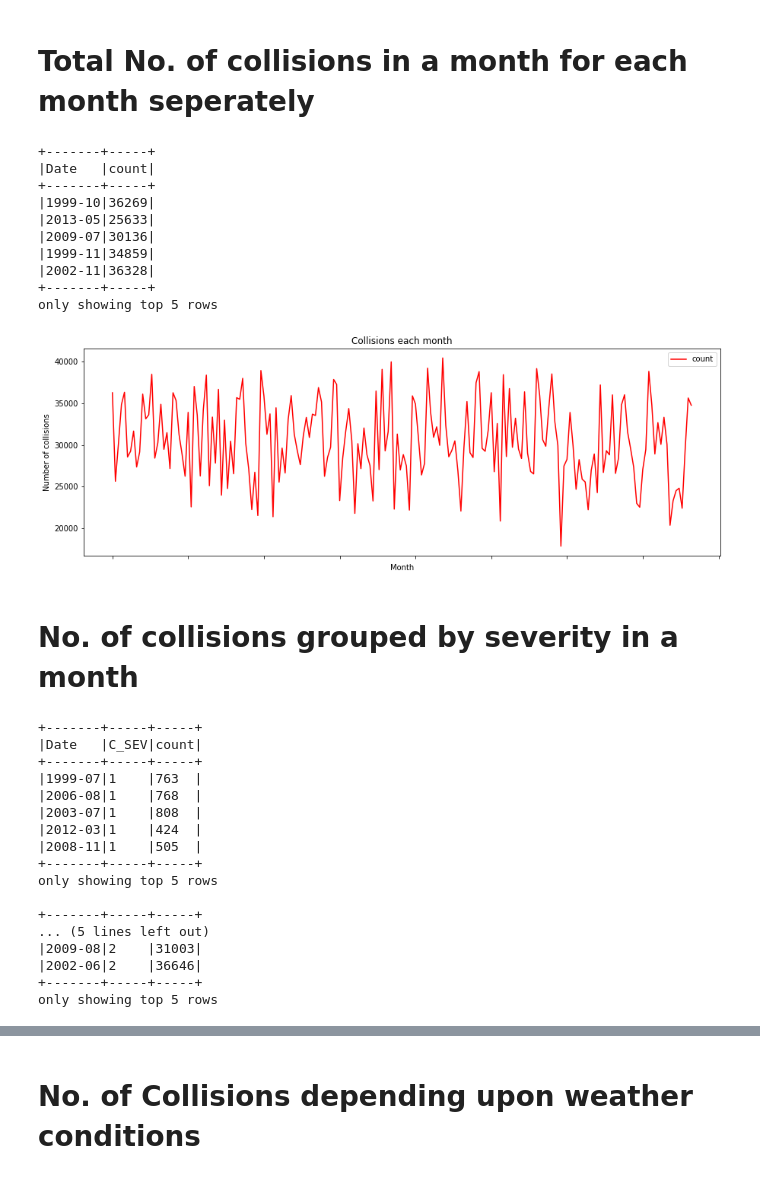
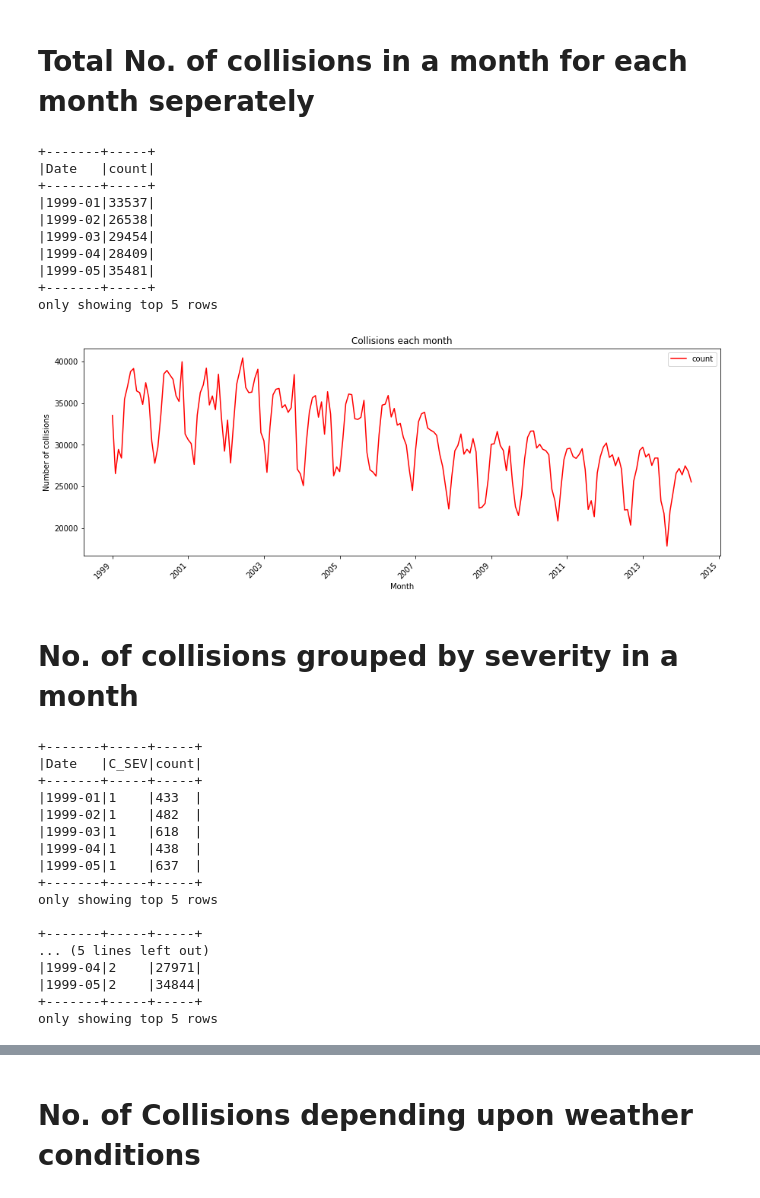
Before and after one commit to SinghGursimran/Analysis-of-Car-Accidents-in-Canada-using-PySpark, a Jupyter notebook: Analysis.ipynb, the cells around one changed output, grey strips where cells are left out. Cells and saved outputs as stored; diff of their text form; code cells hidden in the pictures.

```diff
--- a/Analysis.ipynb
+++ b/Analysis.ipynb
@@ -142,32 +146,34 @@ collisions_hour_together.set_ylabel("Number of collisions");
 # %% [markdown]
 # Total No. of collisions in a month for each month seperately
 # %%
-collisions_month = df.select(concat(col("C_YEAR"), lit("-"), col("C_MNTH")).alias("Date")).groupBy("Date").count()
+collisions_month = df.select(concat(col("C_YEAR"), lit("-"), col("C_MNTH")).alias("Date")).groupBy("Date").count().sort("Date")
 collisions_month.show(5,False)
 # %% [output]
 +-------+-----+
 |Date   |count|
 +-------+-----+
-|1999-10|36269|
-|2013-05|25633|
-|2009-07|30136|
-|1999-11|34859|
-|2002-11|36328|
+|1999-01|33537|
+|1999-02|26538|
+|1999-03|29454|
+|1999-04|28409|
+|1999-05|35481|
 +-------+-----+
 only showing top 5 rows
 # %%
 collisions_month_pandas_df = collisions_month.select("*").toPandas()
 # %%
 plot_collisions_month = collisions_month_pandas_df.plot(figsize=(15,5),x="Date",y="count",title='Collisions each month',color='red')
+date_arr = [1997,1999,2001,2003,2005,2007,2009,2011,2013,2015]
+plot_collisions_month.set_xticklabels(date_arr,ha='right',rotation = 45)
 plot_collisions_month.set_xlabel("Month")
 plot_collisions_month.set_ylabel("Number of collisions");
 # %% [output]
-[figure, old version]
+[figure, new version]
 # %% [markdown]
 # No. of collisions grouped by severity in a month
 # %%
 severity = df.select(concat(col("C_YEAR"), lit("-"), col("C_MNTH")).alias("Date"), "C_SEV")
-severity = severity.groupBy("Date","C_SEV").count()
+severity = severity.groupBy("Date","C_SEV").count().sort("Date")
 
 severity_high = severity.filter(col("C_SEV") == 1)
 severity_high.show(5,False)
@@ -178,18 +184,18 @@ severity_low.show(5,False)
 +-------+-----+-----+
 |Date   |C_SEV|count|
 +-------+-----+-----+
-|1999-07|1    |763  |
-|2006-08|1    |768  |
-|2003-07|1    |808  |
-|2012-03|1    |424  |
-|2008-11|1    |505  |
+|1999-01|1    |433  |
+|1999-02|1    |482  |
+|1999-03|1    |618  |
+|1999-04|1    |438  |
+|1999-05|1    |637  |
 +-------+-----+-----+
 only showing top 5 rows
 
 +-------+-----+-----+
 ... (5 lines left out)
-|2009-08|2    |31003|
-|2002-06|2    |36646|
+|1999-04|2    |27971|
+|1999-05|2    |34844|
 +-------+-----+-----+
 only showing top 5 rows
 # %%
```
Also changed, not shown: parts of 4 cells of this notebook.
